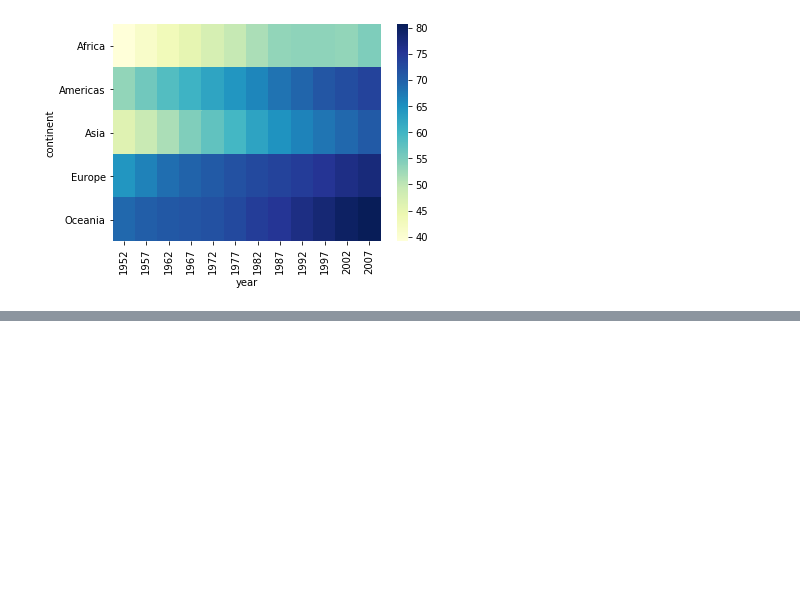
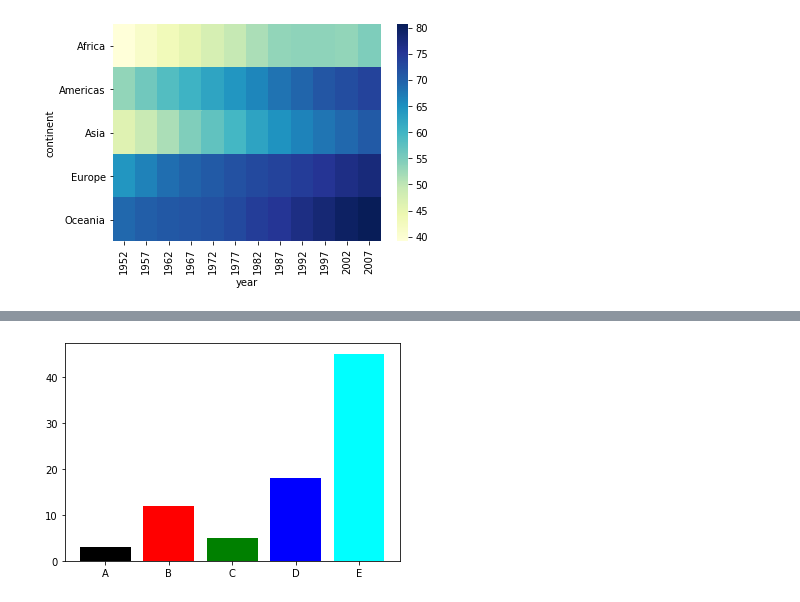
Before and after one commit to vanessavtnguyen/DataProject, a Jupyter notebook: Experiments with Data.ipynb, the cells around one changed output, grey strips where cells are left out. Cells and saved outputs as stored; diff of their text form; code cells hidden in the pictures; blank space fills up the shorter version.

```diff
--- a/Experiments with Data.ipynb
+++ b/Experiments with Data.ipynb
@@ -109,0 +135,10 @@ sns.heatmap(heatmap1_data, cmap="YlGnBu")
+# %%
+height = [3, 12, 5, 18, 45]
+bars = ('A', 'B', 'C', 'D', 'E')
+y_pos = np.arange(len(bars))
+# %%
+plt.bar(y_pos, height, color=['black', 'red', 'green', 'blue', 'cyan'])
+plt.xticks(y_pos, bars)
+plt.show()
+# %% [output]
+[figure, added]
```
Also changed, not shown: parts of 1 cell of this notebook.
